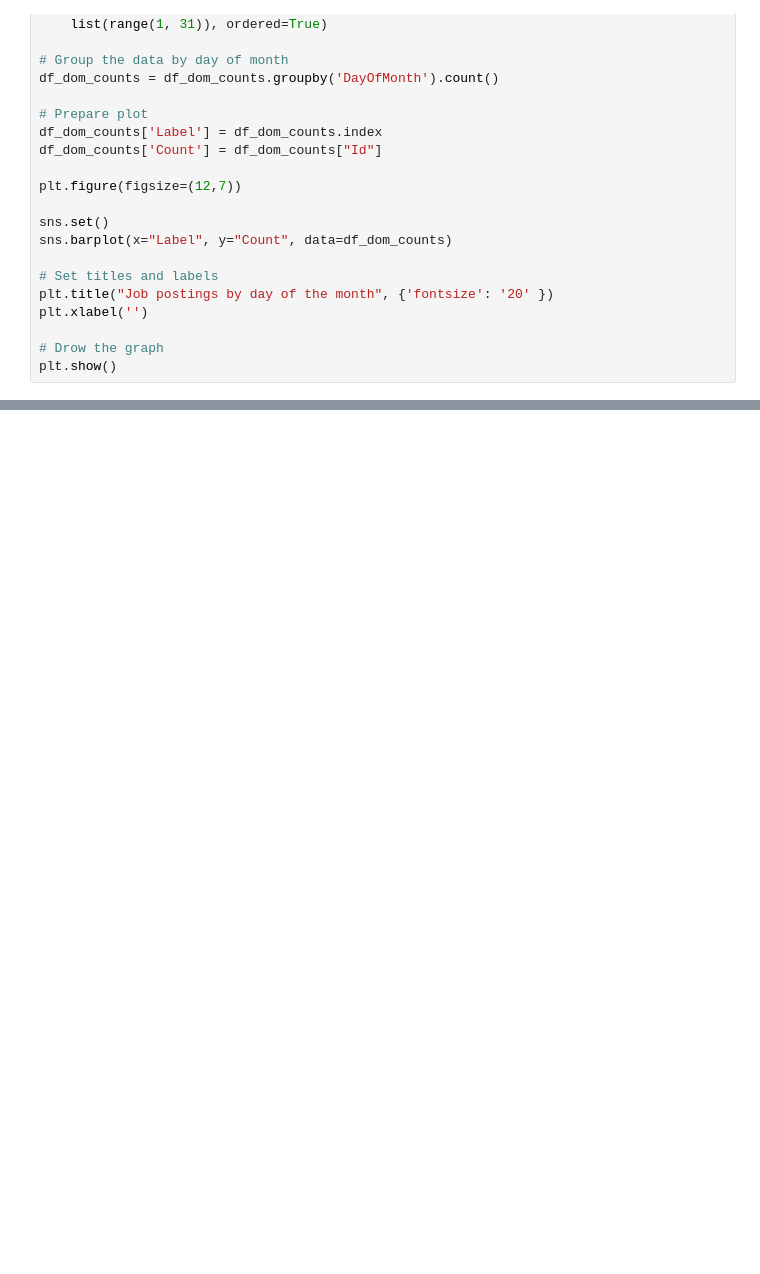
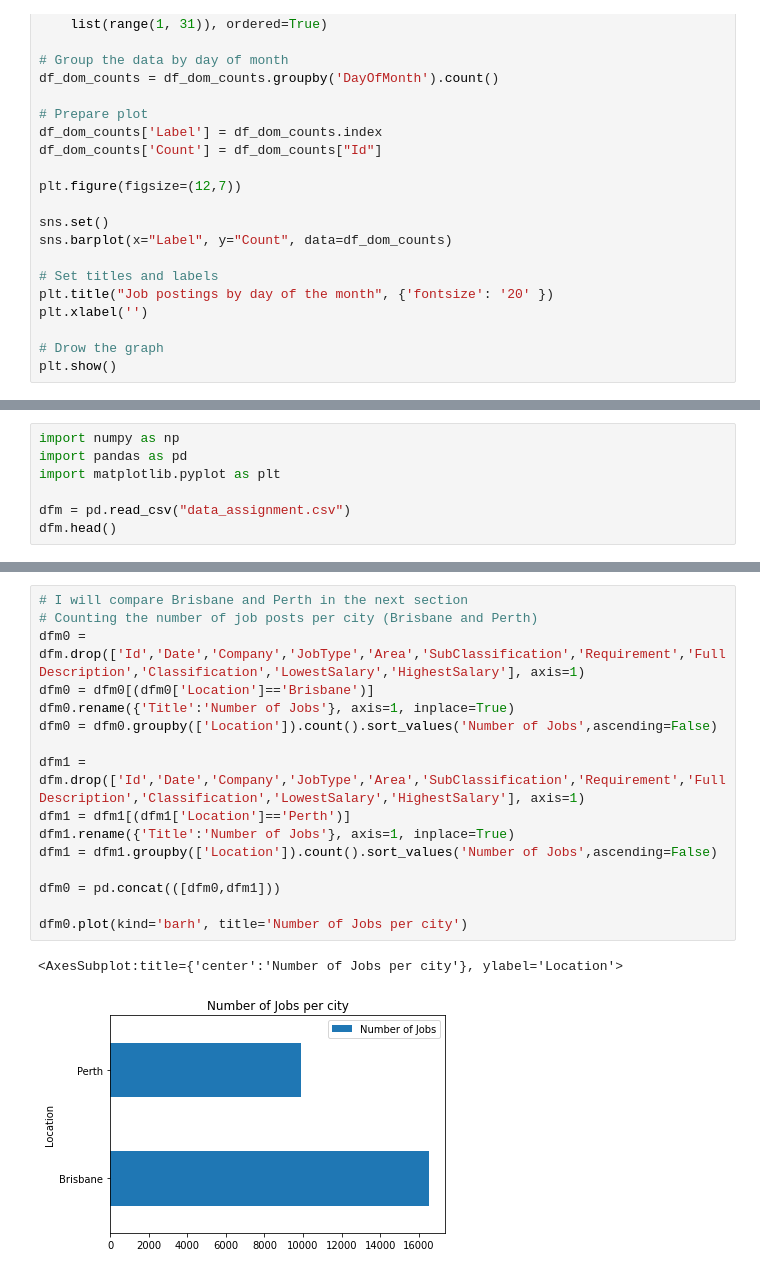
Before and after one commit to muriloOliveira7/7030ICTAssignmentPart2, a Jupyter notebook: job_market.ipynb, the cells around one changed output, grey strips where cells are left out. Drawn from its saved outputs; the diff is of its cells as text; blank space fills up the shorter version.

```diff
--- a/job_market.ipynb
+++ b/job_market.ipynb
@@ -137,0 +142,7 @@ plt.title("Job postings over time by city", {'fontsize': '20' })
+# %%
+import numpy as np
+import pandas as pd
+import matplotlib.pyplot as plt
+
+dfm = pd.read_csv("data_assignment.csv")
+dfm.head()
@@ -137,0 +156,19 @@ plt.title("Job postings over time by city", {'fontsize': '20' })
+# %%
+# I will compare Brisbane and Perth in the next section
+# Counting the number of job posts per city (Brisbane and Perth)
+dfm0 = dfm.drop(['Id','Date','Company','JobType','Area','SubClassification','Requirement','FullDescription','Classification','LowestSalary','HighestSalary'], axis=1)
+dfm0 = dfm0[(dfm0['Location']=='Brisbane')]
+dfm0.rename({'Title':'Number of Jobs'}, axis=1, inplace=True)
+dfm0 = dfm0.groupby(['Location']).count().sort_values('Number of Jobs',ascending=False)
+
+dfm1 = dfm.drop(['Id','Date','Company','JobType','Area','SubClassification','Requirement','FullDescription','Classification','LowestSalary','HighestSalary'], axis=1)
+dfm1 = dfm1[(dfm1['Location']=='Perth')]
+dfm1.rename({'Title':'Number of Jobs'}, axis=1, inplace=True)
+dfm1 = dfm1.groupby(['Location']).count().sort_values('Number of Jobs',ascending=False)
+
+dfm0 = pd.concat(([dfm0,dfm1]))
+
+dfm0.plot(kind='barh', title='Number of Jobs per city')
+# %% [output]
+<AxesSubplot:title={'center':'Number of Jobs per city'}, ylabel='Location'>
+[figure, added]
```
Also changed, not shown: parts of 11 cells of this notebook.
